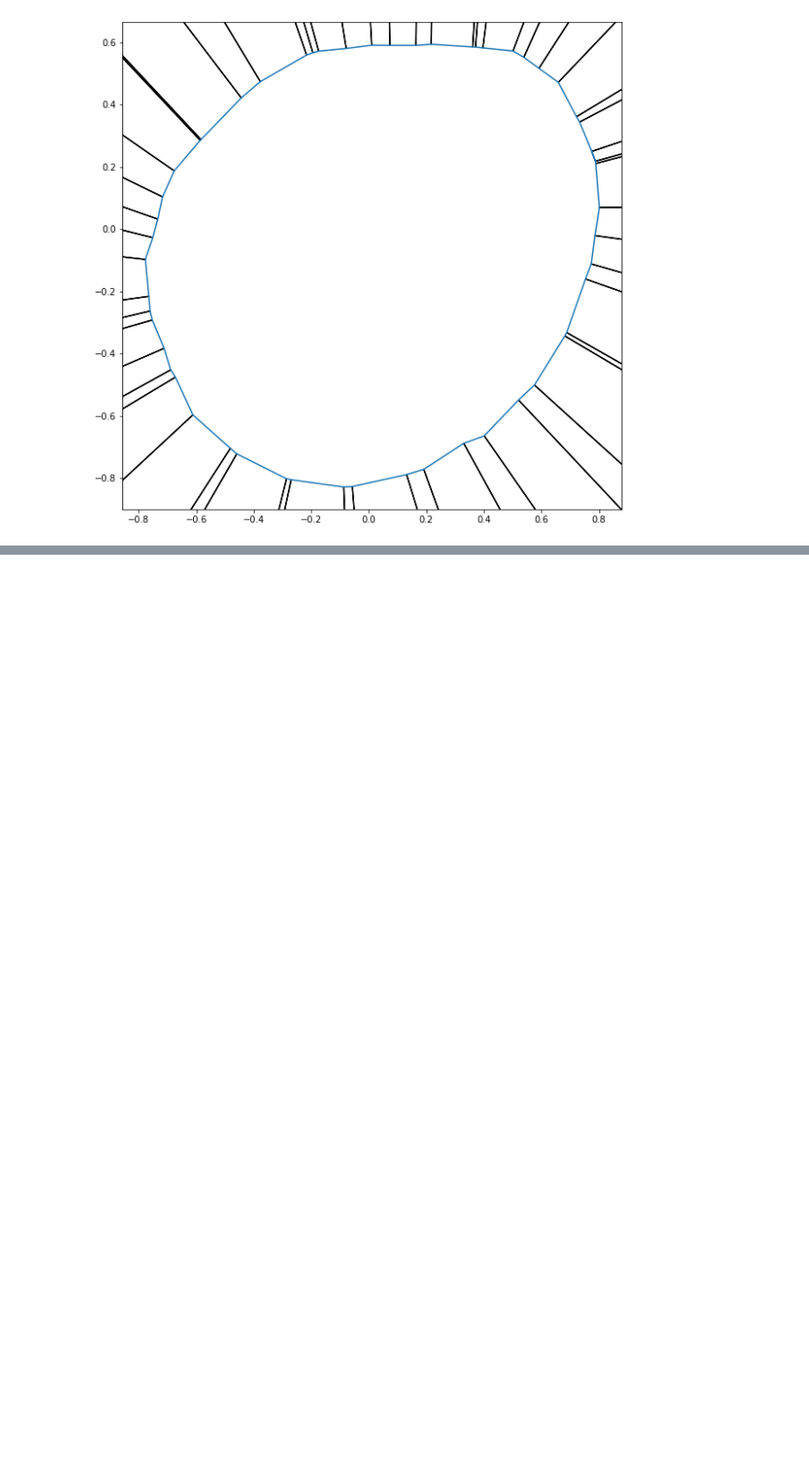
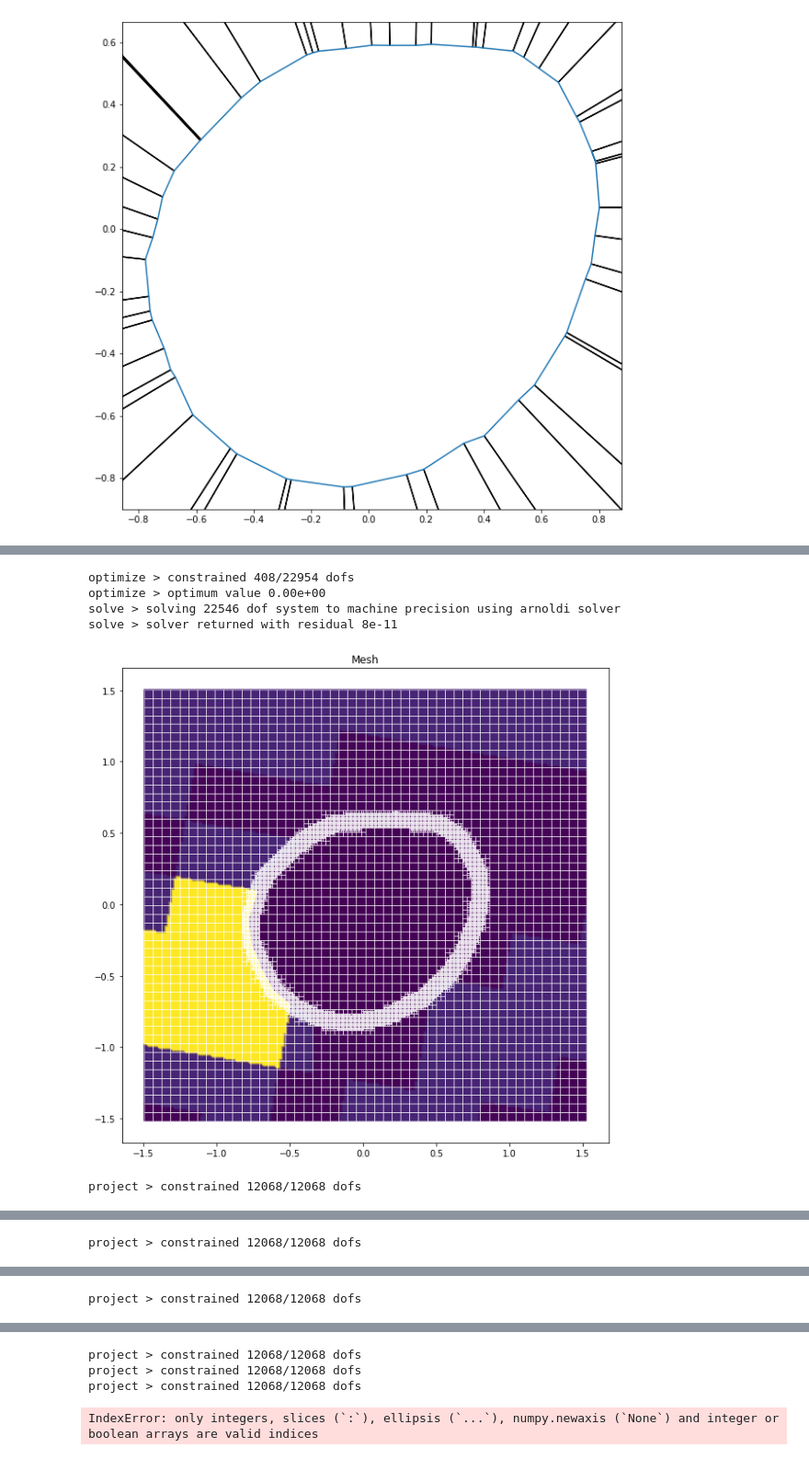
Before and after one commit to CAD-Team/heartflow, a Jupyter notebook: Model_00_slice_00/pressurized_artery.ipynb, the cells around one changed output, grey strips where cells are left out. Shown at 92% size. Drawn from its saved outputs; the diff is of its cells as text; code cells hidden in the pictures; blank space fills up the shorter version.

```diff
--- a/Model_00_slice_00/pressurized_artery.ipynb
+++ b/Model_00_slice_00/pressurized_artery.ipynb
@@ -787,0 +986,44 @@ print(dist)
+# %%
+# Blood Mat Props
+E_b = 1
+nu_b = 0.0
+
+# Artery Mat Props
+E_a = 100
+nu_a = 0.3
+
+# Background Mesh
+Nx = 50
+Ny = 50
+Lf = 1
+
+# Basis
+p = 2
+
+# Quadrature Rules
+q = 3
+qu = 10
+
+# Refinement Schemes
+nref = 3
+nqref = 3
+delta = 0.05
+
+# Export
+figs = {"disp" : "Radial Displacement", "sigmaxx" : "sigmaxx", "sigmayy" : "sigmayy"}
+plots = {"disp" : ["disp_smooth"], "sigmaxx" : ["stress_00_smooth"], "sigmatt" : ["stress_11_smooth"]}
+xlabels = {"disp" : "r [mm]", "sigmaxx" : "r [mm]", "sigmayy" : "r [mm]"}
+ylabels = {"disp" : "[mm]", "sigmarr" : "[MPa]", "sigmatt" : "[MPa]"}
+vals2d = ["stress_00_smooth", "stress_11_smooth", "disp_smooth"]
+vals1d = {"stress_00_smooth" : "$\sigma_{xx} smoothed$", "stress_11_smooth" : "$\sigma_{yy} smoothed$", "disp_smooth" : "u smoothed"}
+
+
+results = ImmersedArtery(E_b, nu_b, E_a, nu_a, Nx, Ny, Lf, p, q, qu, nref, nqref, vals1d, vals2d, delta=delta)
+Plot(figs, plots, xlabels, ylabels, results, {}, vals1d)
+# %% [output]
+optimize > constrained 408/22954 dofs
+optimize > optimum value 0.00e+00
+solve > solving 22546 dof system to machine precision using arnoldi solver
+solve > solver returned with residual 8e-11
+[figure, added]
+project > constrained 12068/12068 dofs
@@ -787,0 +1031 @@ print(dist)
+project > constrained 12068/12068 dofs
@@ -787,0 +1033 @@ print(dist)
+project > constrained 12068/12068 dofs
@@ -787,0 +1035,4 @@ print(dist)
+project > constrained 12068/12068 dofs
+project > constrained 12068/12068 dofs
+project > constrained 12068/12068 dofs
+IndexError: only integers, slices (`:`), ellipsis (`...`), numpy.newaxis (`None`) and integer or boolean arrays are valid indices
```
Also changed, not shown: parts of 45 cells of this notebook, 4 other files.
